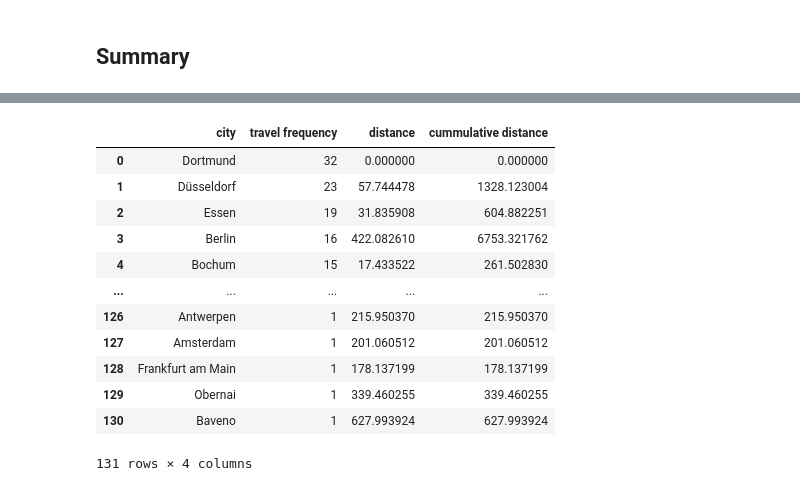
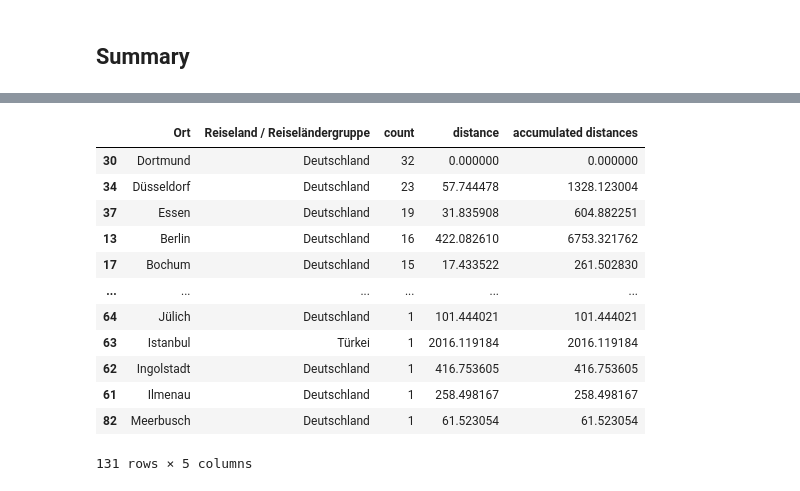
Before and after one commit to hmoldenhauer/business_travel_distance_calculation, a Jupyter notebook: business_travel_distance_calculation.ipynb, the cells around one changed output, grey strips where cells are left out. Drawn from its saved outputs; the diff is of its cells as text; code cells hidden in the pictures.

```diff
--- a/business_travel_distance_calculation.ipynb
+++ b/business_travel_distance_calculation.ipynb
@@ -30,6 +30,7 @@ institution_name = 'TU Dortmund'
 # file name and location colum name
 business_trip_file = 'dummy_data'
 location_column = 'Ort'
+country_column = 'Reiseland / Reiseländergruppe'
 
 # type of distance calculation 'oneway' or 'roundtrip'
 calculation_type = 'oneway'
@@ -111,8 +125,8 @@ distance_calculation = {'oneway' : 1,
 df_trips = pd.read_excel(f'{business_trip_file}.xlsx')
 
 # get number of individual places
-sorted_places = sorted(list(df_trips[location_column].unique()))
+sorted_places = df_trips.groupby([location_column, country_column]).size().reset_index().rename(columns={0:'count'}).sort_values(by=[location_column])
 print(f'There are {len(sorted_places)} individual visited places')
-print(sorted_places)
+print(list(sorted_places[location_column]))
 # %% [output]
 There are 131 individual visited places
@@ -120,22 +134,9 @@ There are 131 individual visited places
 # %%
 # calculate distances for individual places
-distances, non_distances = calculate_city_distance(sorted_places, prnt=True)
+distances, non_distances, wrong_countries = calculate_city_distance(sorted_places, prnt=True)
 
 # modify dataframe accordingly
-assigned_distances = dict(zip(sorted_places,distances))
-
-if non_distances != []:
-    print('\n')
-    print('Check for spelling errors at the following places:')
-    print(non_distances)
-else:
-    temp_distances = []
-    for ind in df_trips.index:
-        place = df_trips[location_column][ind]
-        temp_distance = distance_calculation[calculation_type]*assigned_distances[place]
-        temp_distances.append(temp_distance)
-
-    df_trips_distances = df_trips.assign(distances=temp_distances)
-    df_trips_distances.to_excel(f'{business_trip_file}_with_distances.xlsx')
+sorted_places['distance'] = distances
+sorted_places['accumulated distances'] = distances * sorted_places['count']
 # %% [output]
 Aachen (50.776351, 6.083862) is 126.82 km away from TU Dortmund.
@@ -175,29 +194,21 @@ The mean (median) destination distance is 632 km (105 km) away from TU Dortmund.
 # %%
-# calculate travel frequency to each destination and save data to excel
-df_travel_frequency = pd.DataFrame({'city': df_trips_distances[location_column].value_counts().index,
-                                    'travel frequency' : df_trips_distances[location_column].value_counts().values
-                                   })
-
-df_assigned_distances = pd.DataFrame(assigned_distances.items(), columns=['city', 'distance'])
-df_travel_frequency = pd.merge(df_travel_frequency, df_assigned_distances, on='city')
-df_travel_frequency['cummulative distance'] = df_travel_frequency['travel frequency'] * df_travel_frequency['distance']
-
-df_travel_frequency.to_excel(f'{business_trip_file}_frequency.xlsx')
-df_travel_frequency
+# save travel frequency to each destination to excel
+sorted_places.sort_values(by=['count'], ascending=False).to_excel(f'{business_trip_file}_frequency.xlsx')
+sorted_places.sort_values(by=['count'], ascending=False)
 # %% [output]
-|  | city | travel frequency | distance | cummulative distance |
-| 0 | Dortmund | 32 | 0.000000 | 0.000000 |
-| 1 | Düsseldorf | 23 | 57.744478 | 1328.123004 |
-| 2 | Essen | 19 | 31.835908 | 604.882251 |
-| 3 | Berlin | 16 | 422.082610 | 6753.321762 |
-| 4 | Bochum | 15 | 17.433522 | 261.502830 |
-| ... | ... | ... | ... | ... |
-| 126 | Antwerpen | 1 | 215.950370 | 215.950370 |
-| 127 | Amsterdam | 1 | 201.060512 | 201.060512 |
-| 128 | Frankfurt am Main | 1 | 178.137199 | 178.137199 |
-| 129 | Obernai | 1 | 339.460255 | 339.460255 |
-| 130 | Baveno | 1 | 627.993924 | 627.993924 |
+|  | Ort | Reiseland / Reiseländergruppe | count | distance | accumulated distances |
+| 30 | Dortmund | Deutschland | 32 | 0.000000 | 0.000000 |
+| 34 | Düsseldorf | Deutschland | 23 | 57.744478 | 1328.123004 |
+| 37 | Essen | Deutschland | 19 | 31.835908 | 604.882251 |
+| 13 | Berlin | Deutschland | 16 | 422.082610 | 6753.321762 |
+| 17 | Bochum | Deutschland | 15 | 17.433522 | 261.502830 |
+| ... | ... | ... | ... | ... | ... |
+| 64 | Jülich | Deutschland | 1 | 101.444021 | 101.444021 |
+| 63 | Istanbul | Türkei | 1 | 2016.119184 | 2016.119184 |
+| 62 | Ingolstadt | Deutschland | 1 | 416.753605 | 416.753605 |
+| 61 | Ilmenau | Deutschland | 1 | 258.498167 | 258.498167 |
+| 82 | Meerbusch | Deutschland | 1 | 61.523054 | 61.523054 |
-131 rows × 4 columns
+131 rows × 5 columns
 # %%
 # agglomerate data by distances
 df_trips_counts = agglomerate_distances(df_trips_distances)
```
Also changed, not shown: parts of 6 cells of this notebook, 3 other files.
